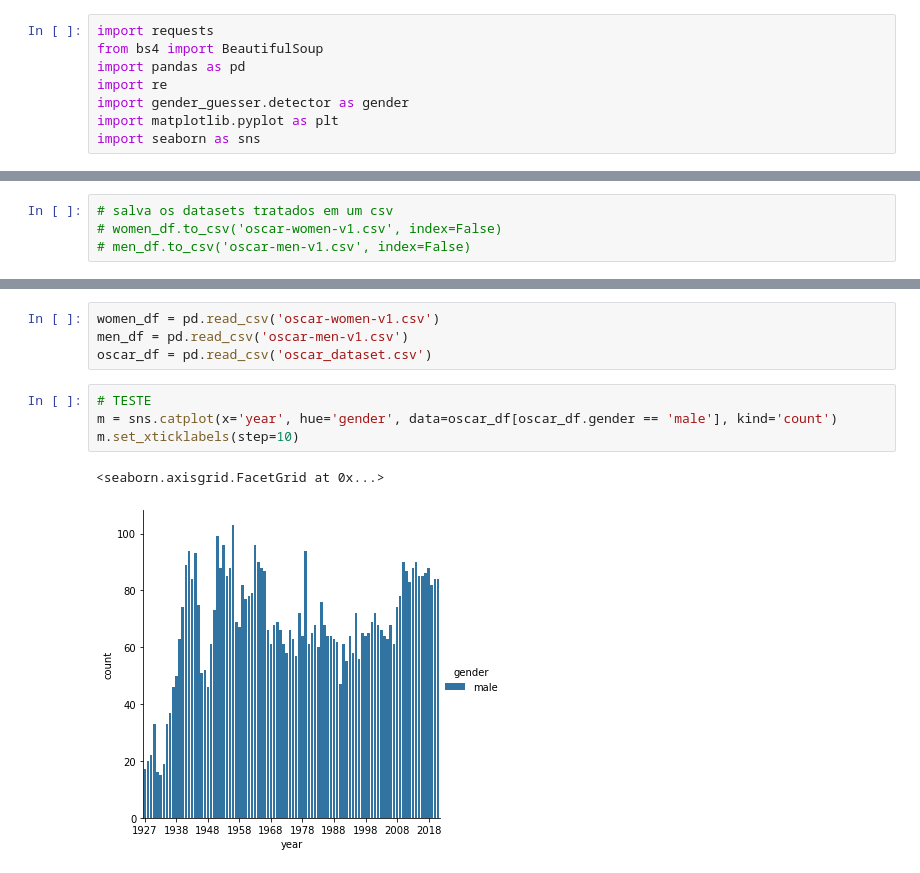
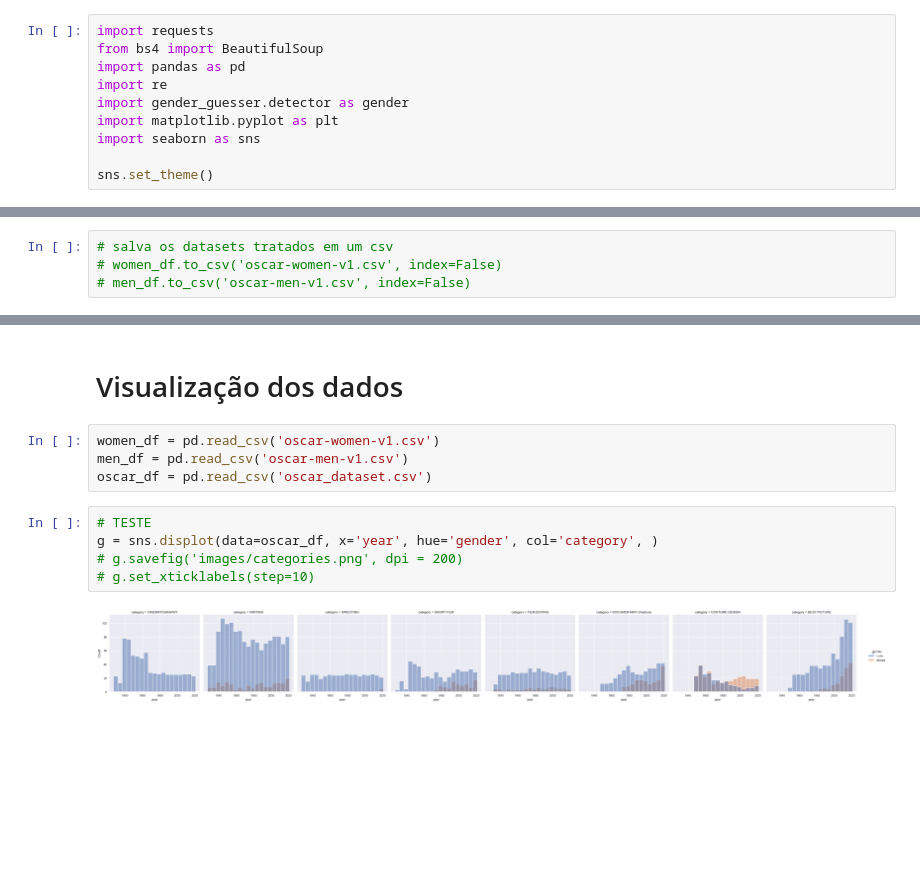
Before and after one commit to vinifm/puc_bechdel, a Jupyter notebook: oscar_raspagem.ipynb, the cells around one changed output, grey strips where cells are left out. Cells and saved outputs as stored; diff of their text form; blank space fills up the shorter version.

Commit message:
atualizei categorias raspadas do oscar

```diff
--- a/oscar_raspagem.ipynb
+++ b/oscar_raspagem.ipynb
@@ -6,6 +6,8 @@ import re
 import gender_guesser.detector as gender
 import matplotlib.pyplot as plt
 import seaborn as sns
+
+sns.set_theme()
 # %% [markdown]
 #### Raspagem: lista de mulheres nomeadas e ganhadoras do Oscar em categorias em que gêneros competem.
 
@@ -233,11 +207,14 @@ oscar_df.to_csv('oscar_dataset.csv', index=False)
+# %% [markdown]
+
+# Visualização dos dados
 # %%
 women_df = pd.read_csv('oscar-women-v1.csv')
 men_df = pd.read_csv('oscar-men-v1.csv')
 oscar_df = pd.read_csv('oscar_dataset.csv')
 # %%
 # TESTE
-m = sns.catplot(x='year', hue='gender', data=oscar_df[oscar_df.gender == 'male'], kind='count')
-m.set_xticklabels(step=10)
+g = sns.displot(data=oscar_df, x='year', hue='gender', col='category', )
+# g.savefig('images/categories.png', dpi = 200)
+# g.set_xticklabels(step=10)
 # %% [output]
-<seaborn.axisgrid.FacetGrid at 0x...>
-[figure, old version]
+[figure, new version]
```
Also changed, not shown: parts of 8 cells of this notebook, 4 other files.
